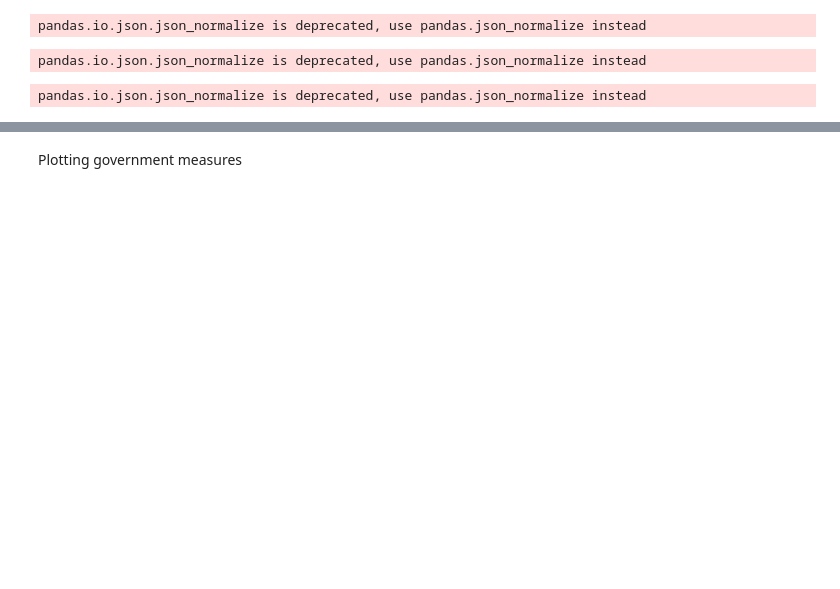
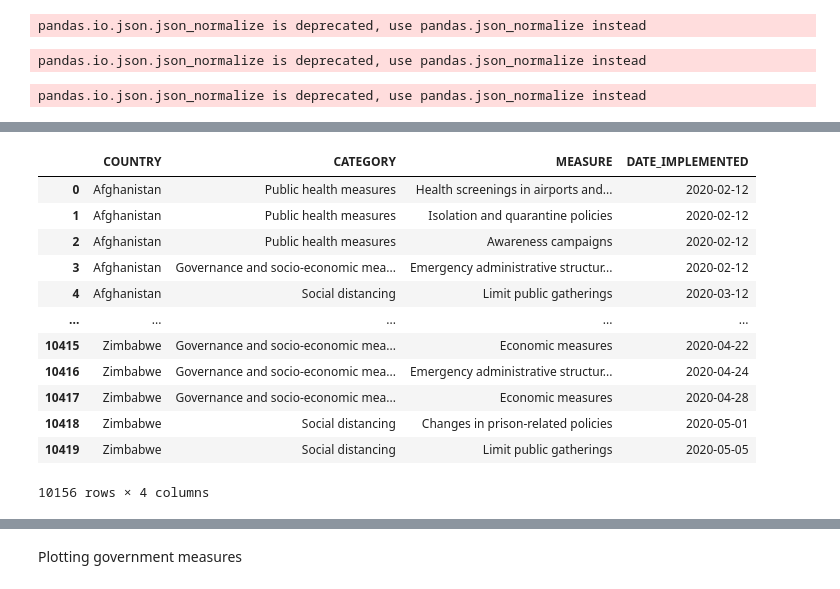
Before and after one commit to code-freeze/covidDhia1, a Jupyter notebook: Covid19_globalMeasures.ipynb, the cells around one changed output, grey strips where cells are left out. Drawn from its saved outputs; the diff is of its cells as text; code cells hidden in the pictures; blank space fills up the shorter version.

```diff
--- a/Covid19_globalMeasures.ipynb
+++ b/Covid19_globalMeasures.ipynb
@@ -375,20 +380,32 @@ update_koreaRec[0]="South Korea"
 first=first[1:]
 # %%
 #data frame for measures
-urlMeasure="https://www.acaps.org/sites/acaps/files/resources/files/acaps_covid19_government_measures_dataset_0.xlsx"
-responseMeasures = requests.get(urlMeasure)
-
+urlMeasure="https://www.acaps.org/sites/acaps/files/resources/files/acaps_covid19_government_measures_dataset.xlsx"
+responseMeasures = requests.get(urlMeasure,allow_redirects=True)
 output = open('Measures.xlsx', 'wb')
 output.write(responseMeasures.content)
 output.close()
-
 
 data_xls = pd.read_excel('Measures.xlsx', 'Database', index_col=None)
 data_xls.to_csv('Measures.csv', encoding='utf-8')
 
 measure_df=pd.read_csv("Measures.csv",error_bad_lines=False)
 measure_df=measure_df[['COUNTRY','CATEGORY','MEASURE','DATE_IMPLEMENTED']]
 measure_df.dropna()
+# %% [output]
+|  | COUNTRY | CATEGORY | MEASURE | DATE_IMPLEMENTED |
+| 0 | Afghanistan | Public health measures | Health screenings in airports and... | 2020-02-12 |
+| 1 | Afghanistan | Public health measures | Isolation and quarantine policies | 2020-02-12 |
+| 2 | Afghanistan | Public health measures | Awareness campaigns | 2020-02-12 |
+| 3 | Afghanistan | Governance and socio-economic mea... | Emergency administrative structur... | 2020-02-12 |
+| 4 | Afghanistan | Social distancing | Limit public gatherings | 2020-03-12 |
+| ... | ... | ... | ... | ... |
+| 10415 | Zimbabwe | Governance and socio-economic mea... | Economic measures | 2020-04-22 |
+| 10416 | Zimbabwe | Governance and socio-economic mea... | Emergency administrative structur... | 2020-04-24 |
+| 10417 | Zimbabwe | Governance and socio-economic mea... | Economic measures | 2020-04-28 |
+| 10418 | Zimbabwe | Social distancing | Changes in prison-related policies | 2020-05-01 |
+| 10419 | Zimbabwe | Social distancing | Limit public gatherings | 2020-05-05 |
+10156 rows × 4 columns
 # %%
 #making a dataframe
 # %%
```
Also changed, not shown: parts of 6 cells of this notebook.
